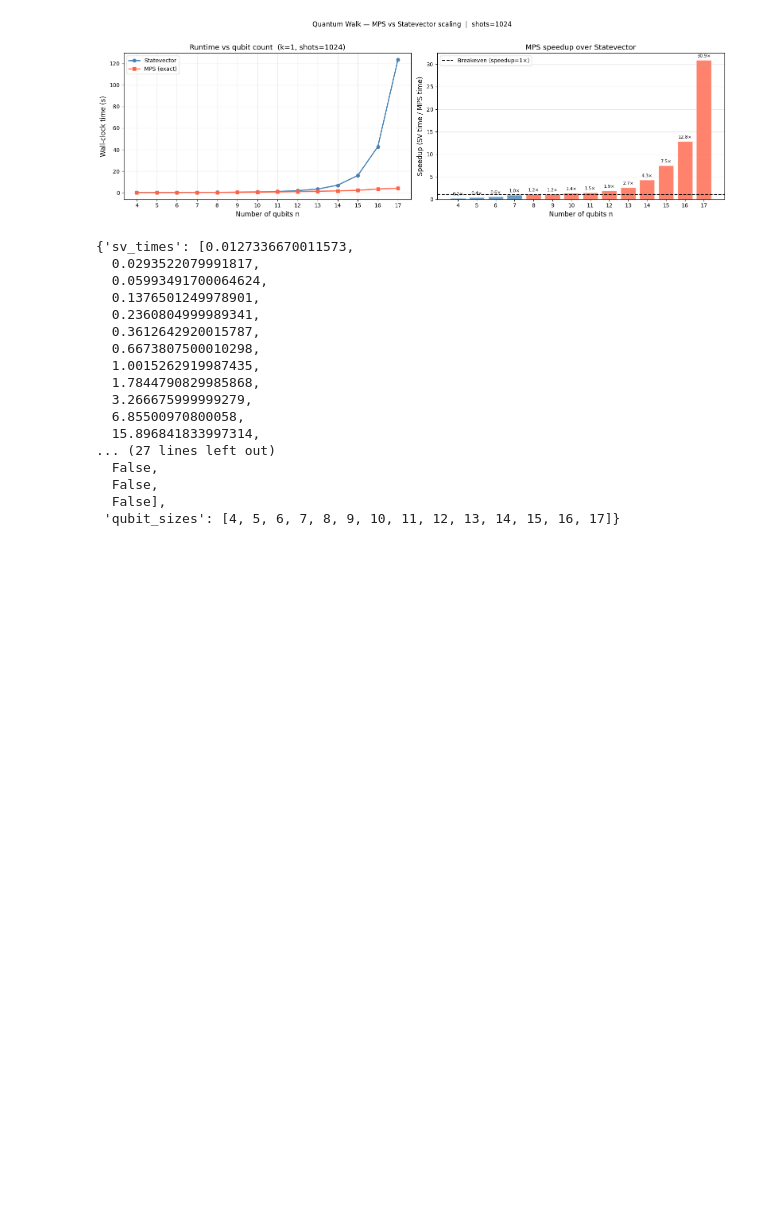
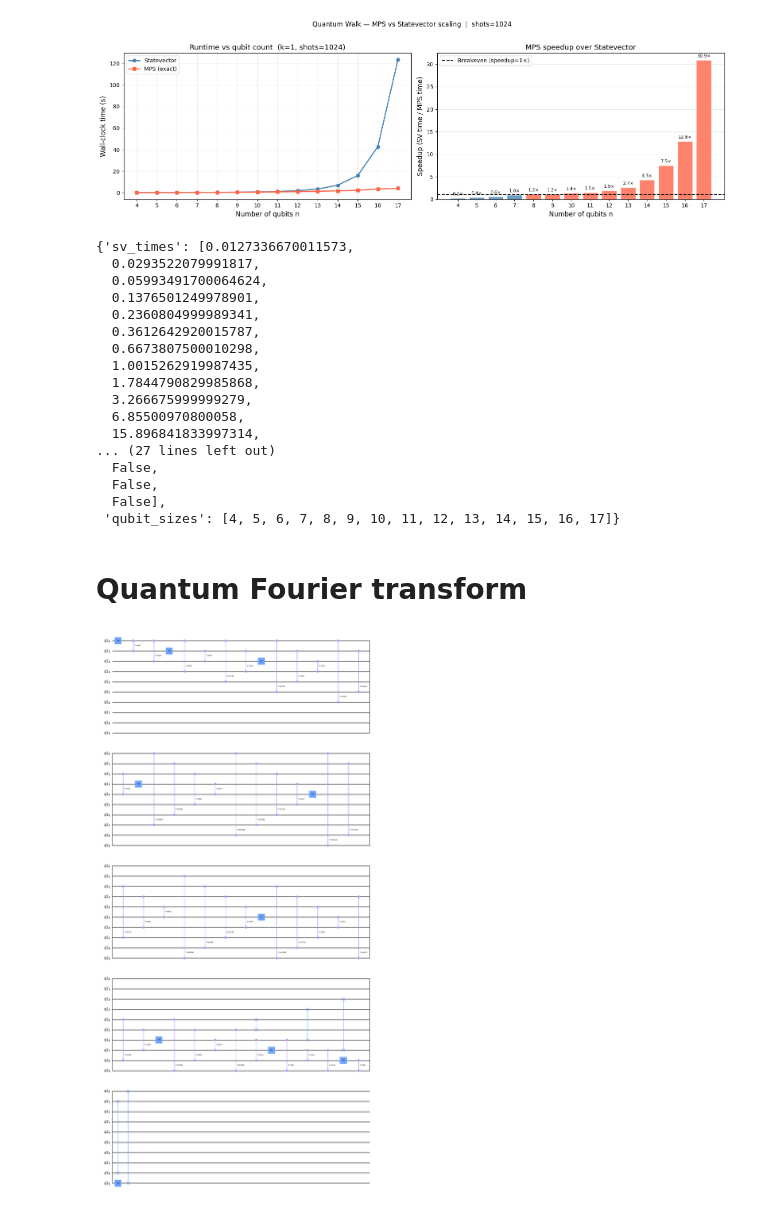
Before and after one commit to cezaris13/Quantum-ideas-factory-tensor-networks, a Jupyter notebook: tensor_networks_and_entropy.ipynb, the cells around one changed output. Cells and saved outputs as stored; diff of their text form; code cells hidden in the pictures; blank space fills up the shorter version.

```diff
--- a/tensor_networks_and_entropy.ipynb
+++ b/tensor_networks_and_entropy.ipynb
@@ -309,3 +310,14 @@ n=17  sv=  123.650s  mps=3.997s
   False,
   False],
  'qubit_sizes': [4, 5, 6, 7, 8, 9, 10, 11, 12, 13, 14, 15, 16, 17]}
+# %% [markdown]
+# Quantum Fourier transform
+# %%
+n = 10
+t = 10
+
+qc = qft.qft(n, t)
+
+qc.draw(output="mpl", style="clifford")
+# %% [output]
+[figure, added]
```
Also changed, not shown: parts of 1 cell of this notebook, 1 other file.
